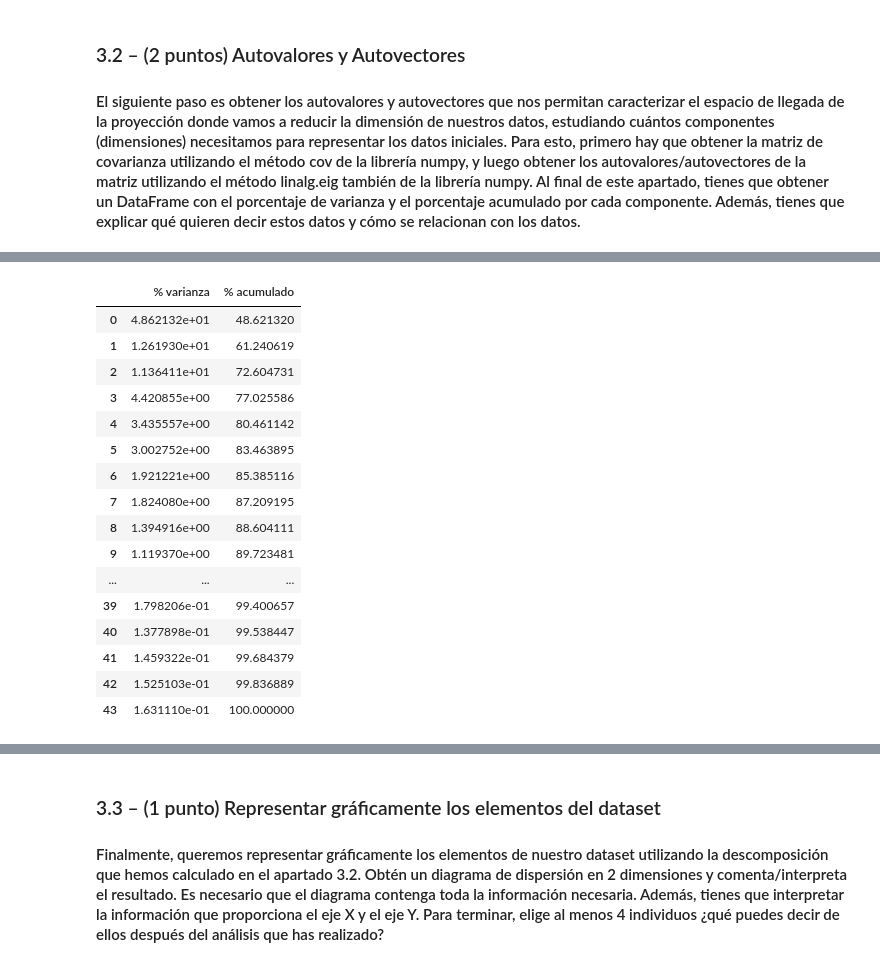
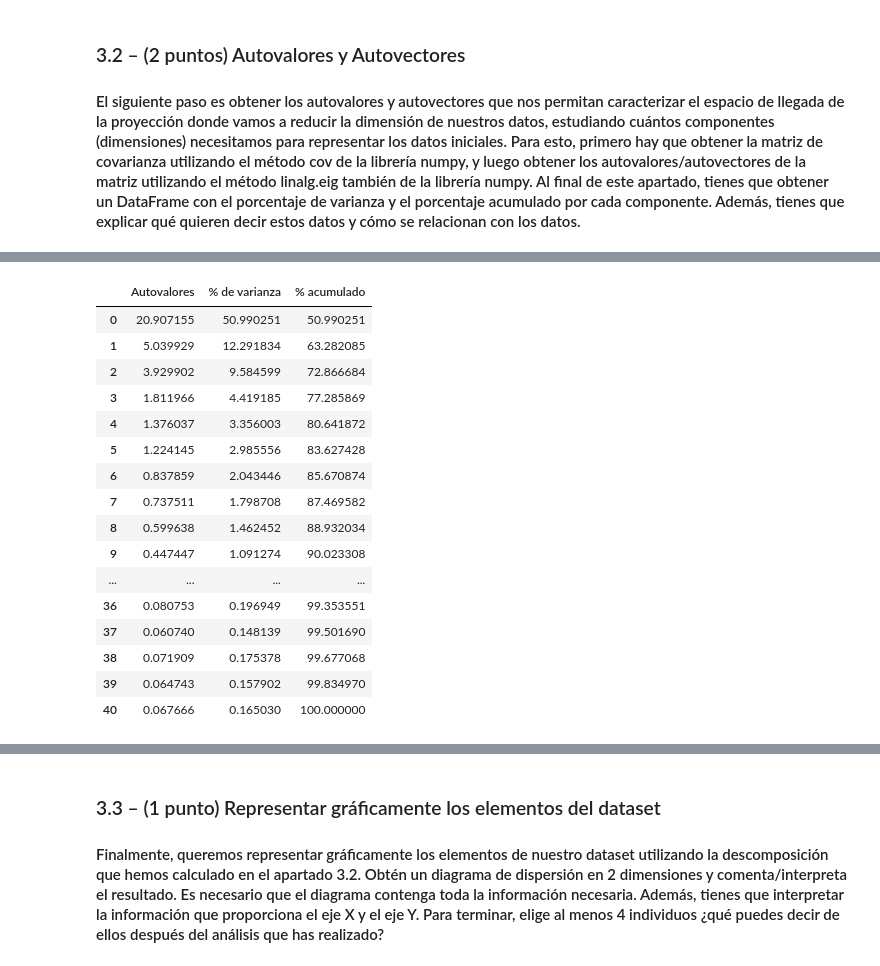
Before and after one commit to Jotivirix/Datamining_UFV, a Jupyter notebook: Lab1/entregable3/Lab1-Entregable3.ipynb, the cells around one changed output, grey strips where cells are left out. Saved outputs shown, nothing was run; the diff lists cells and outputs as text; code cells hidden in the pictures.

```diff
--- a/Lab1/entregable3/Lab1-Entregable3.ipynb
+++ b/Lab1/entregable3/Lab1-Entregable3.ipynb
@@ -171,24 +171,27 @@ df_varianza['% varianza'] = porcentaje
 #Porcentaje de varianza acumulado
 acumulado = np.cumsum([i*(100/sum(autovalores)) for i in autovalores])
 df_varianza['% acumulado'] = acumulado
-# %%
-#Sacamos dataset con % de varianza y % acumulado
-df_varianza
-# %% [output]
-|  | % varianza | % acumulado |
-| 0 | 4.862132e+01 | 48.621320 |
-| 1 | 1.261930e+01 | 61.240619 |
-| 2 | 1.136411e+01 | 72.604731 |
-| 3 | 4.420855e+00 | 77.025586 |
-| 4 | 3.435557e+00 | 80.461142 |
-| 5 | 3.002752e+00 | 83.463895 |
-| 6 | 1.921221e+00 | 85.385116 |
-| 7 | 1.824080e+00 | 87.209195 |
-| 8 | 1.394916e+00 | 88.604111 |
-| 9 | 1.119370e+00 | 89.723481 |
-| ... | ... | ... |
-| 39 | 1.798206e-01 | 99.400657 |
-| 40 | 1.377898e-01 | 99.538447 |
-| 41 | 1.459322e-01 | 99.684379 |
-| 42 | 1.525103e-01 | 99.836889 |
-| 43 | 1.631110e-01 | 100.000000 |
+# %%
+df_total = pd.DataFrame({"Autovalores" : [], "% de varianza" : [], "% acumulado" : []})
+df_total["Autovalores"] = autovalores
+df_total["% de varianza"] = porcentaje
+df_total["% acumulado"] = acumulado
+df_total
+# %% [output]
+|  | Autovalores | % de varianza | % acumulado |
+| 0 | 20.907155 | 50.990251 | 50.990251 |
+| 1 | 5.039929 | 12.291834 | 63.282085 |
+| 2 | 3.929902 | 9.584599 | 72.866684 |
+| 3 | 1.811966 | 4.419185 | 77.285869 |
+| 4 | 1.376037 | 3.356003 | 80.641872 |
+| 5 | 1.224145 | 2.985556 | 83.627428 |
+| 6 | 0.837859 | 2.043446 | 85.670874 |
+| 7 | 0.737511 | 1.798708 | 87.469582 |
+| 8 | 0.599638 | 1.462452 | 88.932034 |
+| 9 | 0.447447 | 1.091274 | 90.023308 |
+| ... | ... | ... | ... |
+| 36 | 0.080753 | 0.196949 | 99.353551 |
+| 37 | 0.060740 | 0.148139 | 99.501690 |
+| 38 | 0.071909 | 0.175378 | 99.677068 |
+| 39 | 0.064743 | 0.157902 | 99.834970 |
+| 40 | 0.067666 | 0.165030 | 100.000000 |
```
Also changed, not shown: parts of 15 cells of this notebook, 1 other file.
